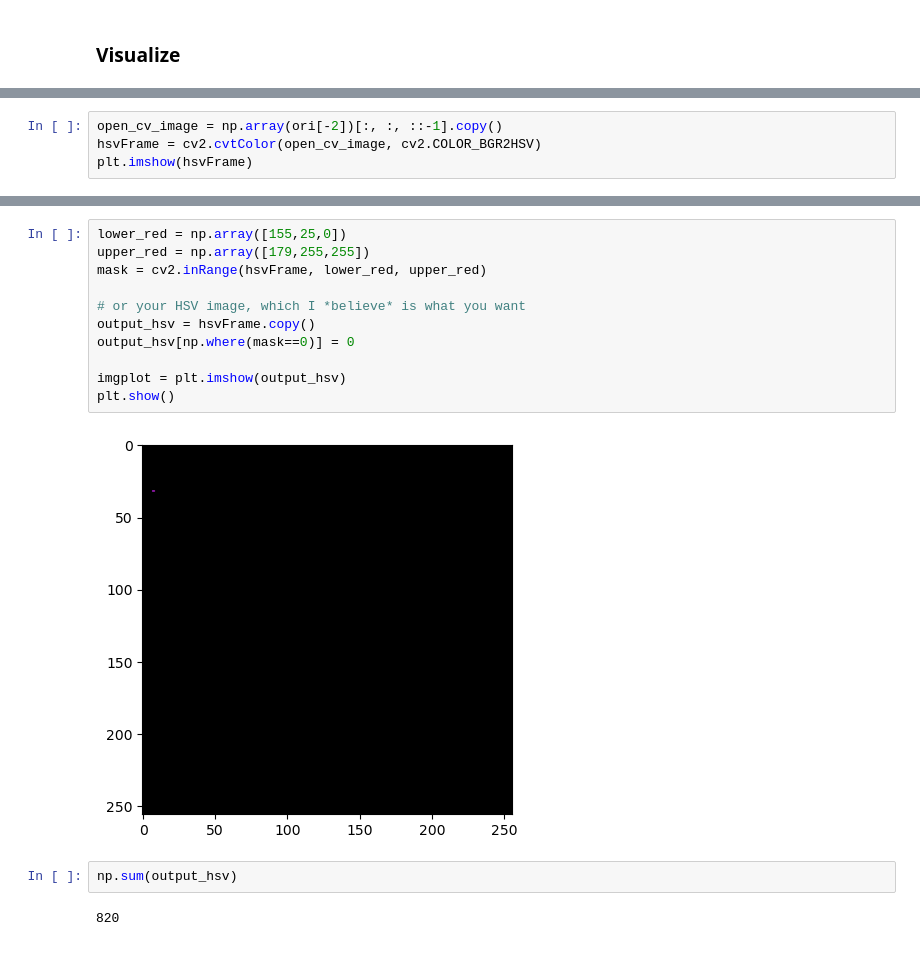
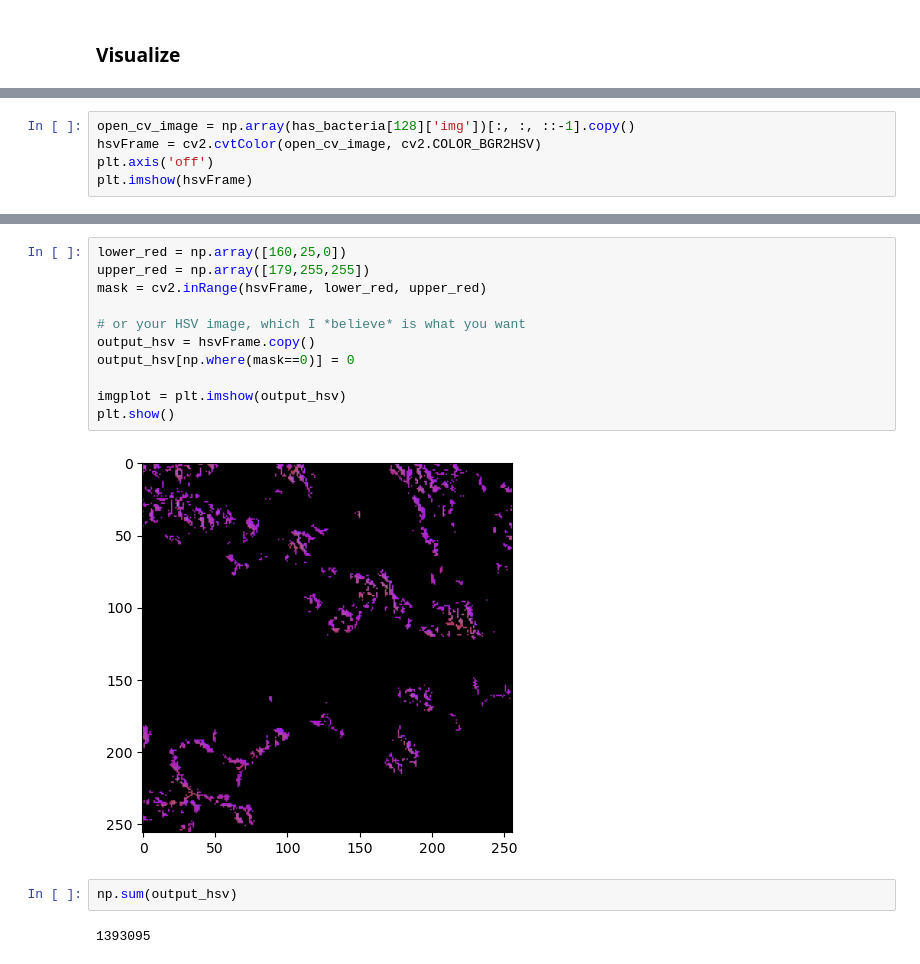
Before and after one commit to Arnau1/Helicobacter, a Jupyter notebook: ColourAnalysis.ipynb, the cells around one changed output, grey strips where cells are left out. Saved outputs shown, nothing was run; the diff lists cells and outputs as text.

```diff
--- a/ColourAnalysis.ipynb
+++ b/ColourAnalysis.ipynb
@@ -94,6 +108,7 @@ colour_exploration(has_bacteria, no_bacteria, masking) # Return list of lists as
 # %%
-open_cv_image = np.array(ori[-2])[:, :, ::-1].copy()
+open_cv_image = np.array(has_bacteria[128]['img'])[:, :, ::-1].copy()
 hsvFrame = cv2.cvtColor(open_cv_image, cv2.COLOR_BGR2HSV)
+plt.axis('off')
 plt.imshow(hsvFrame)
 # %% [output]
 <matplotlib.image.AxesImage at 0x...>
@@ -101,17 +116,17 @@ plt.imshow(hsvFrame)
 # %%
-lower_red = np.array([155,25,0])
+lower_red = np.array([160,25,0])
 upper_red = np.array([179,255,255])
 mask = cv2.inRange(hsvFrame, lower_red, upper_red)
 
 # or your HSV image, which I *believe* is what you want
 output_hsv = hsvFrame.copy()
 output_hsv[np.where(mask==0)] = 0
 
 imgplot = plt.imshow(output_hsv)
 plt.show()
 # %% [output]
-[figure, old version]
+[figure, new version]
 # %%
 np.sum(output_hsv)
 # %% [output]
-820
+1393095
```
Also changed, not shown: parts of 7 cells of this notebook, 1 other file.
